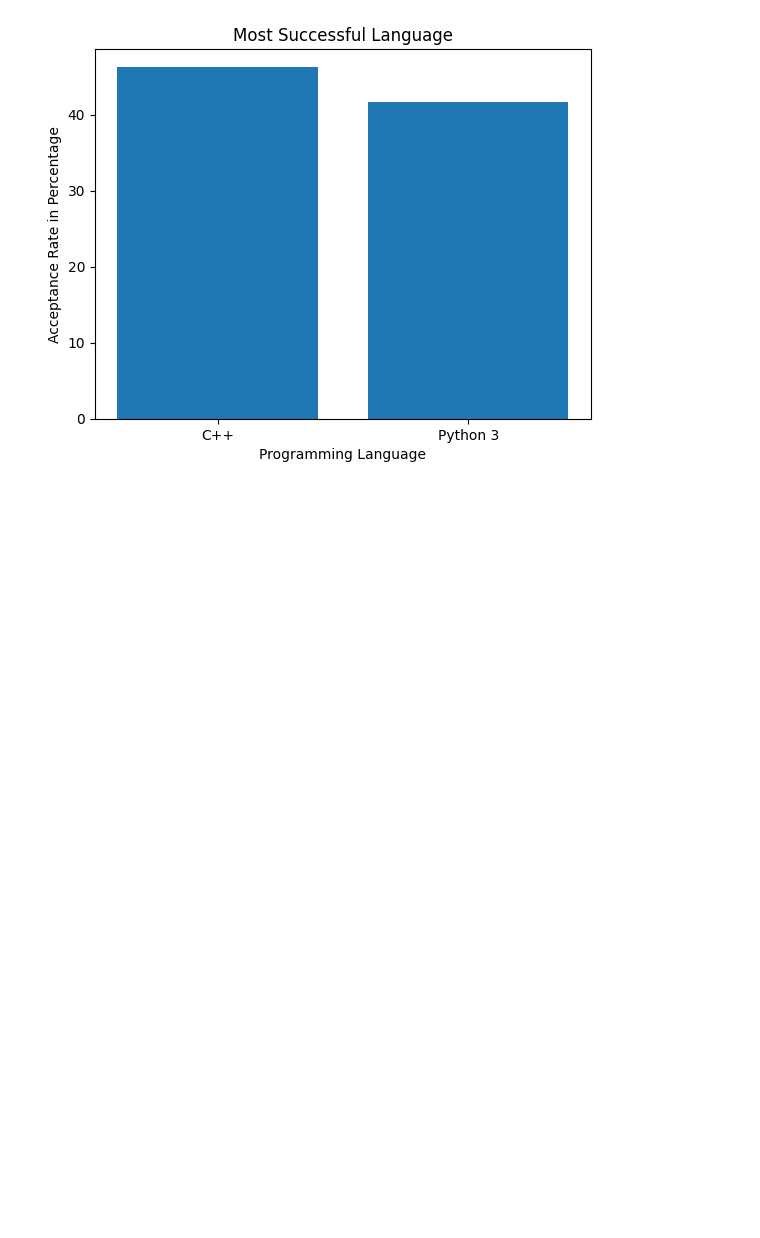
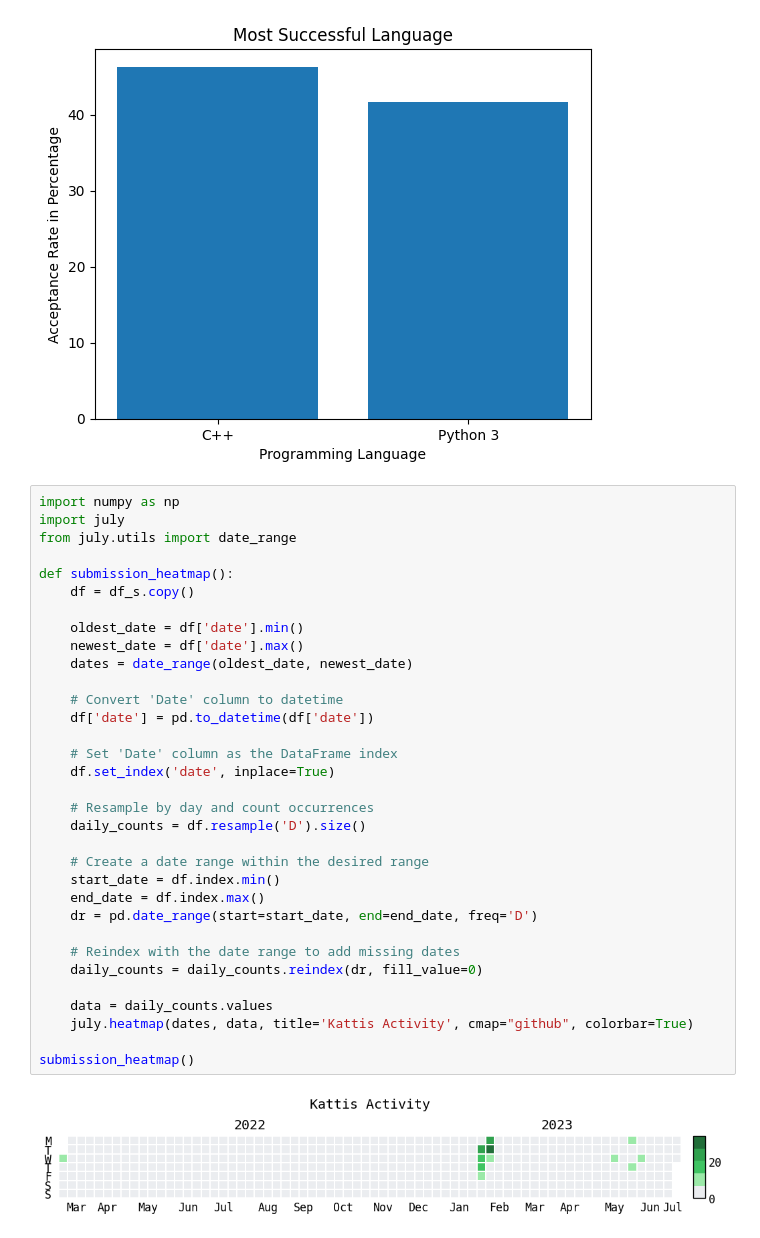
Before and after one commit to bibookss/kattis-scraper, a Jupyter notebook: notebook.ipynb, the cells around one changed output. Drawn from its saved outputs; the diff is of its cells as text; blank space fills up the shorter version.

```diff
--- a/notebook.ipynb
+++ b/notebook.ipynb
@@ -79,3 +79,38 @@ def most_succesful_language():
 most_succesful_language()
 # %% [output]
 [figure]
+# %%
+import numpy as np
+import july
+from july.utils import date_range
+
+def submission_heatmap():
+    df = df_s.copy()
+
+    oldest_date = df['date'].min()
+    newest_date = df['date'].max()
+    dates = date_range(oldest_date, newest_date)
+
+    # Convert 'Date' column to datetime
+    df['date'] = pd.to_datetime(df['date'])
+
+    # Set 'Date' column as the DataFrame index
+    df.set_index('date', inplace=True)
+
+    # Resample by day and count occurrences
+    daily_counts = df.resample('D').size()
+
+    # Create a date range within the desired range
+    start_date = df.index.min()
+    end_date = df.index.max()
+    dr = pd.date_range(start=start_date, end=end_date, freq='D')
+
+    # Reindex with the date range to add missing dates
+    daily_counts = daily_counts.reindex(dr, fill_value=0)
+
+    data = daily_counts.values
+    july.heatmap(dates, data, title='Kattis Activity', cmap="github", colorbar=True)
+
+submission_heatmap()
+# %% [output]
+[figure, added]
```
Also changed, not shown: parts of 1 cell of this notebook.
